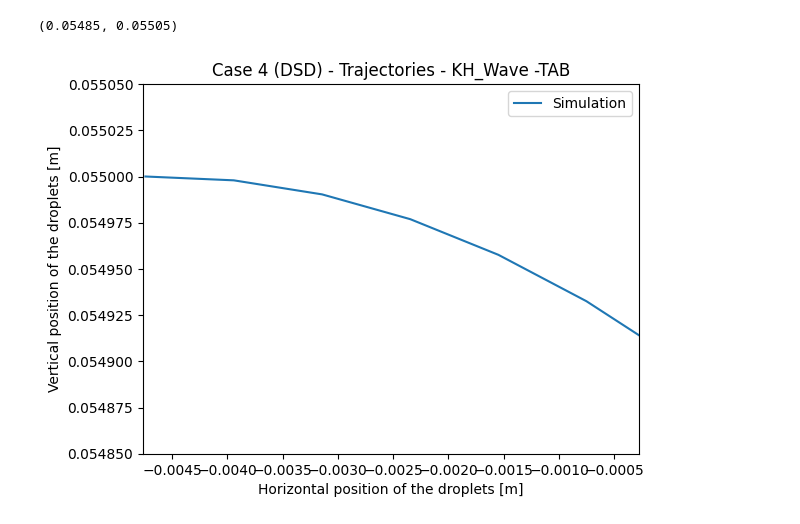
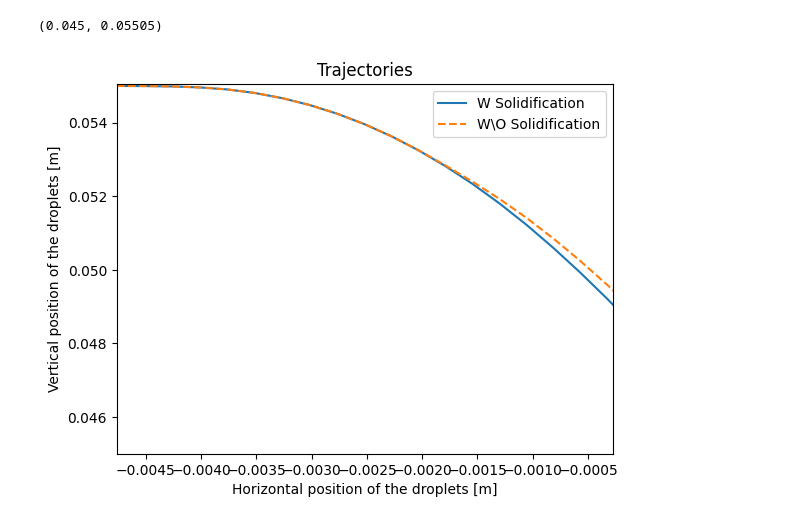
Before and after one commit to hamedeo/gasAtomizer, a Jupyter notebook: run/secondary_breakup/secondaryBreakupBenz/baseCase/postProcessing.ipynb, the cells around one changed output. Drawn from its saved outputs; the diff is of its cells as text; code cells hidden in the pictures.

Commit message:
modified for handling solidification

```diff
--- a/run/secondary_breakup/secondaryBreakupBenz/baseCase/postProcessing.ipynb
+++ b/run/secondary_breakup/secondaryBreakupBenz/baseCase/postProcessing.ipynb
@@ -110,6 +153,11 @@ diameter =[]
 for i in range(0, len(points)):
     diameter.append(np.array(point_d[i]))
     diameter = [arr for arr in diameter if arr.size > 0]
+
+diameter2 =[]
+Reyn2 =[]
+for i in range(0, len(points2)):
+    diameter2.append(np.array(point_d2[i]))
 # %%
 diameter_total = np.concatenate( diameter, axis=0 )
 px_total = np.concatenate( px, axis=0 )
@@ -118,6 +166,14 @@ pz_total = np.concatenate( pz, axis=0 )
 
 c = np.column_stack((py_total, pz_total, diameter_total))
 c_sorted = c[np.argsort(c[:, 0])]
+
+diameter_total2 = np.concatenate( diameter2, axis=0 )
+px_total2 = np.concatenate( px2, axis=0 )
+py_total2 = np.concatenate( py2, axis=0 )
+pz_total2 = np.concatenate( pz2, axis=0 )
+
+c2 = np.column_stack((py_total2, pz_total2,diameter_total2))
+c_sorted2 = c2[np.argsort(c2[:, 0])]
 # %%
 d2 = pow(c_sorted[:,2],2)
 splitedSize = round(len(c_sorted[:,2])/60)
@@ -132,12 +188,25 @@ sigma_d3 = sum(d3)
 d2 = pow(c_sorted[:,2],2)
 sigma_d2 = sum(d2)
 
-splitedSize = round(len(c_sorted[:,2])/37)
+splitedSize = round(len(c_sorted[:,2])/50)
 d3_split = [d3[x:x+splitedSize] for x in range(0, len(d3), splitedSize)]
 d2_split = [d2[x:x+splitedSize] for x in range(0, len(d2), splitedSize)]
 d_avgsplit = [c_sorted[:,2][x:x+splitedSize] for x in range(0, len(c_sorted[:,2]), splitedSize)]
 c_shortx  = [c_sorted[:,0][x:x+splitedSize] for x in range(0, len(c_sorted[:,0]), splitedSize)]
 c_shorty  = [c_sorted[:,1][x:x+splitedSize] for x in range(0, len(c_sorted[:,1]), splitedSize)]
+
+d32 = pow(c_sorted2[:,2],3)
+sigma_d32 = sum(d32)
+d22 = pow(c_sorted2[:,2],2)
+sigma_d22 = sum(d22)
+
+
+splitedSize2 = round(len(c_sorted[:,2])/50)
+d3_split2 = [d32[x:x+splitedSize] for x in range(0, len(d32), splitedSize2)]
+d2_split2 = [d22[x:x+splitedSize] for x in range(0, len(d22), splitedSize2)]
+d_avgsplit2 = [c_sorted2[:,2][x:x+splitedSize] for x in range(0, len(c_sorted2[:,2]), splitedSize2)]
+c_shortx2 = [c_sorted2[:,0][x:x+splitedSize] for x in range(0, len(c_sorted2[:,0]), splitedSize2)]
+c_shorty2  = [c_sorted2[:,1][x:x+splitedSize] for x in range(0, len(c_sorted2[:,1]), splitedSize2)]
 # %%
 d32=[];c_avgx =[];c_avgy =[];d_avg =[]
 
@@ -146,6 +215,14 @@ for i in range(0, len(c_shortx)):
     c_avgx.append(sum(c_shortx[i])/(len(c_shortx[i])))
     c_avgy.append(sum(c_shorty[i])/(len(c_shorty[i])))
     d_avg.append(sum(d_avgsplit[i])/(len(d_avgsplit[i])))
+
+d322=[];c_avgx2 =[];c_avgy2 =[];d_avg2 =[]
+
+for i in range(0, len(c_shortx2)):
+    d322.append(sum(d3_split2[i])/sum(d2_split2[i]))
+    c_avgx2.append(sum(c_shortx2[i])/(len(c_shortx2[i])))
+    c_avgy2.append(sum(c_shorty2[i])/(len(c_shorty2[i])))
+    d_avg2.append(sum(d_avgsplit2[i])/(len(d_avgsplit2[i])))
 # %%
 print(d_avg)
 # %% [output]
@@ -153,22 +230,23 @@ print(d_avg)
 # %%
 ######################################
 #####*********Tarjectory*********#####
 ######################################
 
 #plt.plot(c_sorted[:,0],c_sorted[:,1], label='Simulation')
-plt.plot(c_avgx,c_avgy, label='Simulation')
+plt.plot(c_avgx,c_avgy, label='W Solidification')
+plt.plot(c_avgx2,c_avgy2, '--',label='W\O Solidification')
 #plt.plot(TAB_amp00_Traject_Case4.iloc[:,0], TAB_amp00_Traject_Case4.iloc[:,1], '--',label=' TAB Liu et al.')
 #plt.plot(Wave_Traject_Case4.iloc[:,0], Wave_Traject_Case4.iloc[:,1], '--',color='C0',label='Dynamic Wave Liu et al.')
 plt
 #.plot(Wave_st_Traject_Case4.iloc[:,0], Wave_st_Traject_Case4.iloc[:,1], '+',color='C0',label='Standard Wave Liu et al.')
 #plt.plot(Traject_Exp_Case4.iloc[:,0], Traject_Exp_Case4.iloc[:,1], 'o',label='Experiment PDPA')
 plt.legend()
-plt.title('Case 4 (DSD) - Trajectories - KH_Wave -TAB')
+plt.title('Trajectories')
 plt.xlabel('Horizontal position of the droplets [m]')
 plt.ylabel('Vertical position of the droplets [m]')
 # plt.xlim(-0.0047625, 0.00002375)
 plt.xlim(-0.0047625, -0.00027625)
-plt.ylim(0.05485,0.05505)
+plt.ylim(0.045,0.05505)
 # %% [output]
-(0.05485, 0.05505)
+(0.045, 0.05505)
-[figure, old version]
+[figure, new version]
```
Also changed, not shown: parts of 11 cells of this notebook, 12 other files.
